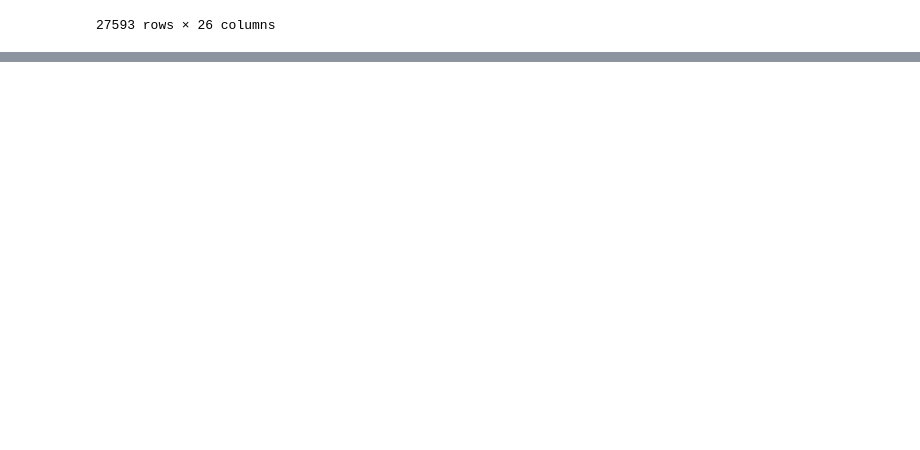
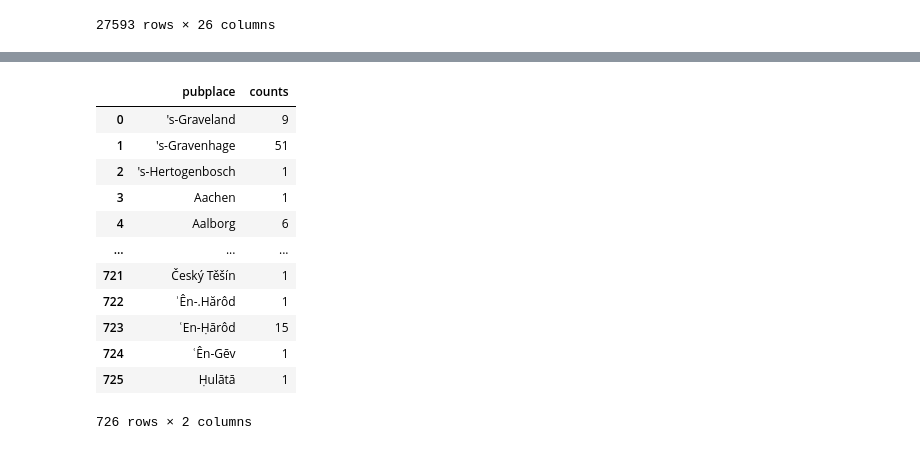
Before and after one commit to deutsche-nationalbibliothek/dnblab, a Jupyter notebook: hackathon/prepare_data.ipynb, the cells around one changed output, grey strips where cells are left out. Cells and saved outputs as stored; diff of their text form; code cells hidden in the pictures; blank space fills up the shorter version.

```diff
--- a/hackathon/prepare_data.ipynb
+++ b/hackathon/prepare_data.ipynb
@@ -48,7 +48,7 @@ def normalize(text):
     return new
 
 df_cord.pubplace = df_cord.pubplace.apply(normalize)
-df_cord.pubplace = df_cord.pubplace.str.strip('""')
+df_cord.pubplace = df_cord.pubplace.str.strip('"')
 # %%
 df_cord.query("pubplace == 'München'")
 # %% [output]
@@ -119,2 +100,20 @@ diff
 # %%
 df_merge_pubplace.to_csv("exilarchiv_data.csv", sep=";", encoding="utf-8")
+# %%
+df_test = df_merge_pubplace.groupby(["pubplace"]).size().reset_index(name='counts')
+# %%
+df_test
+# %% [output]
+|  | pubplace | counts |
+| 0 | 's-Graveland | 9 |
+| 1 | 's-Gravenhage | 51 |
+| 2 | 's-Hertogenbosch | 1 |
+| 3 | Aachen | 1 |
+| 4 | Aalborg | 6 |
+| ... | ... | ... |
+| 721 | Český Těšín | 1 |
+| 722 | ʾÊn-.Hărôd | 1 |
+| 723 | ʿEn-Ḥārôd | 15 |
+| 724 | ʿÊn-Gēv | 1 |
+| 725 | Ḥulātā | 1 |
+726 rows × 2 columns
```
Also changed, not shown: parts of 6 cells of this notebook, 3 other files.
